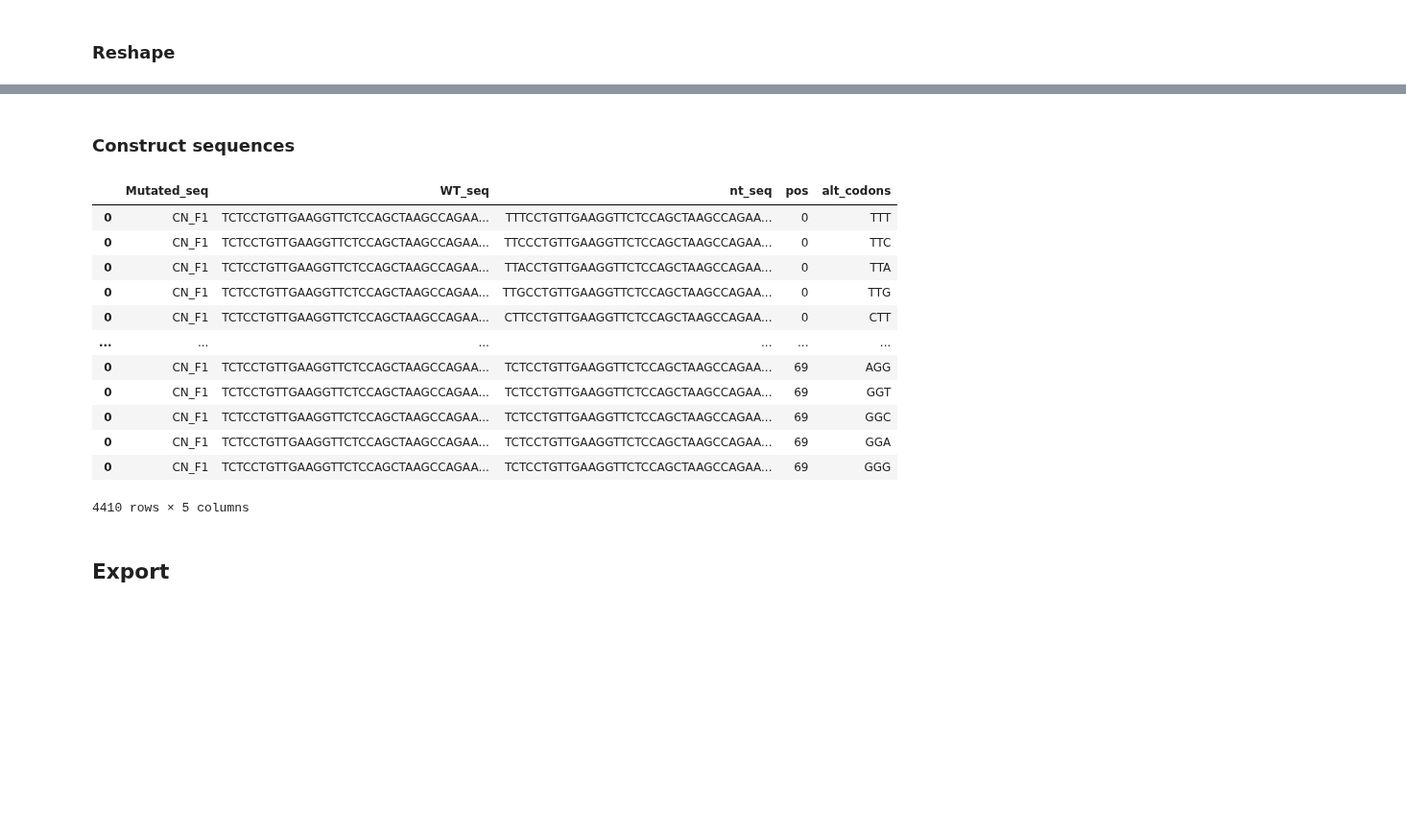
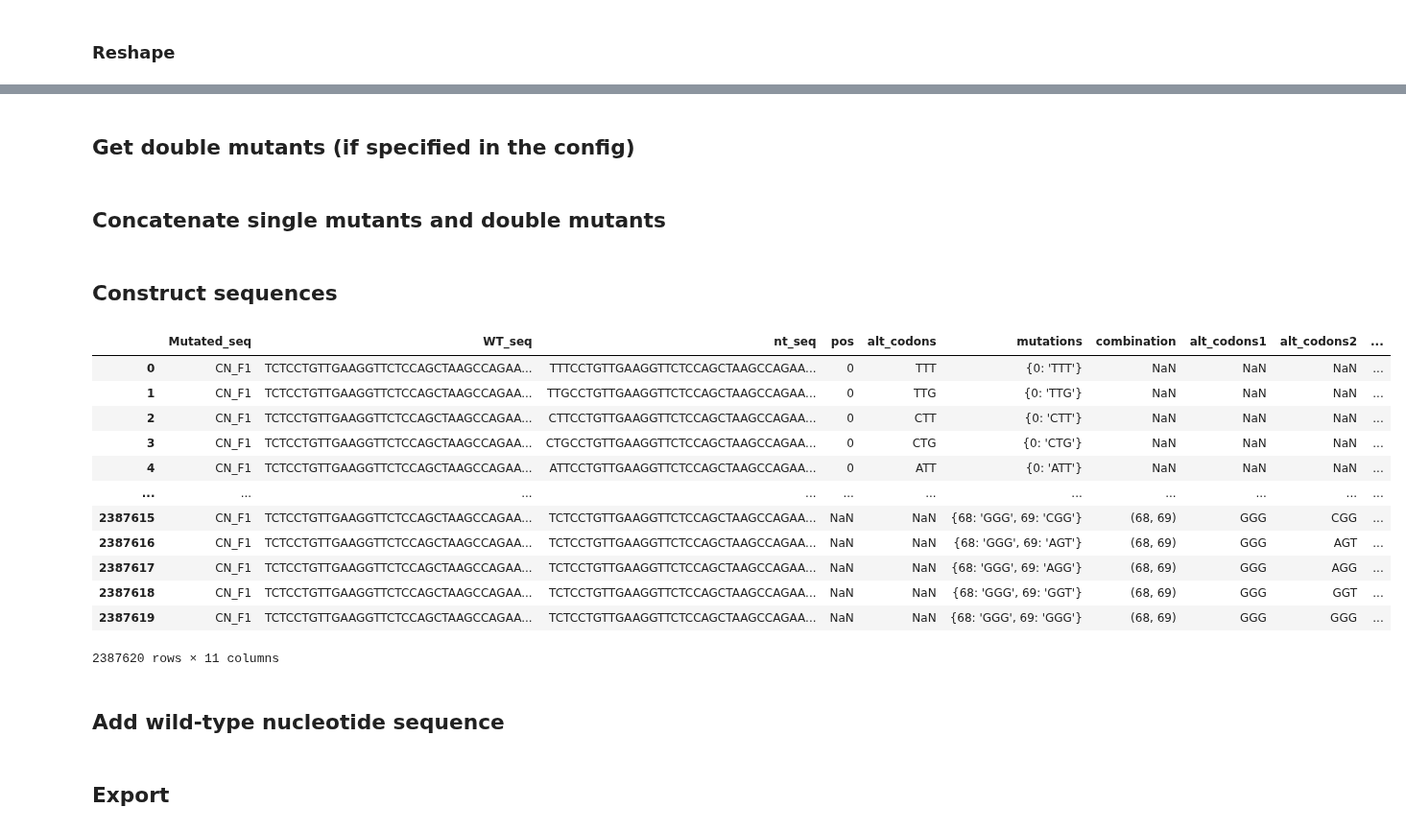
Before and after one commit to durr1602/gyoza, a Jupyter notebook: workflow/notebooks/generate_mutants.py.ipynb, the cells around one changed output, grey strips where cells are left out. Shown at 96% size. Drawn from its saved outputs; the diff is of its cells as text; code cells hidden in the pictures; blank space fills up the shorter version.

Commit message:
added support for double mutants + corrected error (WT nucleotide sequence was not included in the list of expected sequences, now is)

```diff
--- a/workflow/notebooks/generate_mutants.py.ipynb
+++ b/workflow/notebooks/generate_mutants.py.ipynb
@@ -83,9 +92,9 @@ get_nt_seq("TCTCCTGTT", {0: "TTC", 2: "TTA"})
 # %% [markdown]
 ## Import sequences
 # %%
-wt_seq = pd.read_csv(wtseq_path)
-wt_seq["nt_seq"] = wt_seq["WT_seq"].str.upper()
-wt_seq
+wt_df = pd.read_csv(wtseq_path)
+wt_df["nt_seq"] = wt_df["WT_seq"].str.upper()
+wt_df
 # %% [output]
 |  | Mutated_seq | WT_seq | nt_seq |
 | 0 | CN_F1 | TCTCCTGTTGAAGGTTCTCCAGCTAAGCCAGAA... | TCTCCTGTTGAAGGTTCTCCAGCTAAGCCAGAA... |
@@ -94,8 +103,9 @@ wt_seq
 # %% [markdown]
 ### Get all allowed codons
 # %%
+wt_seq = wt_df.copy()
 wt_seq["pos"], wt_seq["alt_codons"] = zip(
-    *wt_seq.WT_seq.apply(lambda x: get_alt_codons(x, codon_dic, codon_mode))
+    *wt_seq.WT_seq.apply(lambda x: get_alt_codons(x, codon_dic, single_codon_mode))
 )
 wt_seq
 # %% [output]
@@ -149,22 +159,54 @@ singles_df
 # %% [markdown]
-### Construct sequences
+## Get double mutants (if specified in the config)
+# %%
+if codon_mode in ['NNN x NNN', 'NNK x NNK']:
+    pairwise_df = wt_df.copy()
+
+    # Get pairwise combinations of codons that will be mutated
+    pairwise_df['combination'] = pairwise_df.WT_seq.apply(lambda x: [x for x in list(itertools.combinations(range(0,len(x)//3), 2)) for _ in range(2)])
+    doubles_compact_df = pairwise_df.explode('combination')
+    doubles_compact_df['mutated_codon'] = np.tile([1, 2], len(doubles_compact_df) // 2 + 1)[:len(doubles_compact_df)]
+    doubles_compact_df['pos'] = doubles_compact_df.apply(lambda row: row.combination[row.mutated_codon - 1], axis=1)
+
+    # Refer to a previously built dataframe to get alternative codons for each mutated codon (out of 2) at each position
+    doubles_compact_df['alt_codons'] = doubles_compact_df.apply(lambda row: singles_compact.loc[(singles_compact.Mutated_seq == row.Mutated_seq) & (singles_compact.pos == row.pos), 'alt_codons'].item(), axis=1)
+
+    # Dataframe is pivoted only to be able to use pd.explode(), then later on melted to go back to long format
+    doubles_piv = doubles_compact_df.pivot_table(index = ['Mutated_seq', 'WT_seq', 'combination'], columns = 'mutated_codon', values = ['pos', 'alt_codons'], aggfunc = 'first').reset_index()
+    doubles_piv.columns = [x[0] for x in doubles_piv.columns[:-4]] + [f"{x[0]}{x[1]}" for x in doubles_piv.columns[-4:]]
+
+    # Reshape
+    doubles_exp1 = doubles_piv.explode('alt_codons1')
+    doubles_exp2 = doubles_exp1.explode('alt_codons2')
+    doubles_df = doubles_exp2.reset_index(drop=True)
+
+    # Create dictionary of mutations, here we go with numpy to be as efficient as possible, even with very large datasets
+    keys = np.stack([doubles_df['pos1'].values, doubles_df['pos2'].values], axis=1)
+    vals = np.stack([doubles_df['alt_codons1'].values, doubles_df['alt_codons2'].values], axis=1)
+    doubles_df['mutations'] = [dict(zip(k, v)) for k, v in zip(keys, vals)]
+# %% [markdown]
+## Concatenate single mutants and double mutants
+# %%
+mutants_df = pd.concat([singles_df, doubles_df], ignore_index=True)
+# %% [markdown]
+## Construct sequences
 # %%
-singles_df["nt_seq"] = singles_df.apply(
-    lambda row: get_nt_seq(row.WT_seq, row.mutations), axis=1
-)
-singles_df.drop(columns="mutations", inplace=True)
-singles_df
+# Again, we need an efficient way to apply our function to get the nucleotide sequences
+mutants_df["nt_seq"] = list(itertools.starmap(get_nt_seq, zip(mutants_df["WT_seq"], mutants_df["mutations"])))
+mutants_df
 # %% [output]
-|  | Mutated_seq | WT_seq | nt_seq | pos | alt_codons |
-| 0 | CN_F1 | TCTCCTGTTGAAGGTTCTCCAGCTAAGCCAGAA... | TTTCCTGTTGAAGGTTCTCCAGCTAAGCCAGAA... | 0 | TTT |
-| 0 | CN_F1 | TCTCCTGTTGAAGGTTCTCCAGCTAAGCCAGAA... | TTCCCTGTTGAAGGTTCTCCAGCTAAGCCAGAA... | 0 | TTC |
-| 0 | CN_F1 | TCTCCTGTTGAAGGTTCTCCAGCTAAGCCAGAA... | TTACCTGTTGAAGGTTCTCCAGCTAAGCCAGAA... | 0 | TTA |
-| 0 | CN_F1 | TCTCCTGTTGAAGGTTCTCCAGCTAAGCCAGAA... | TTGCCTGTTGAAGGTTCTCCAGCTAAGCCAGAA... | 0 | TTG |
-| 0 | CN_F1 | TCTCCTGTTGAAGGTTCTCCAGCTAAGCCAGAA... | CTTCCTGTTGAAGGTTCTCCAGCTAAGCCAGAA... | 0 | CTT |
-| ... | ... | ... | ... | ... | ... |
-| 0 | CN_F1 | TCTCCTGTTGAAGGTTCTCCAGCTAAGCCAGAA... | TCTCCTGTTGAAGGTTCTCCAGCTAAGCCAGAA... | 69 | AGG |
-| 0 | CN_F1 | TCTCCTGTTGAAGGTTCTCCAGCTAAGCCAGAA... | TCTCCTGTTGAAGGTTCTCCAGCTAAGCCAGAA... | 69 | GGT |
-| 0 | CN_F1 | TCTCCTGTTGAAGGTTCTCCAGCTAAGCCAGAA... | TCTCCTGTTGAAGGTTCTCCAGCTAAGCCAGAA... | 69 | GGC |
-| 0 | CN_F1 | TCTCCTGTTGAAGGTTCTCCAGCTAAGCCAGAA... | TCTCCTGTTGAAGGTTCTCCAGCTAAGCCAGAA... | 69 | GGA |
-| 0 | CN_F1 | TCTCCTGTTGAAGGTTCTCCAGCTAAGCCAGAA... | TCTCCTGTTGAAGGTTCTCCAGCTAAGCCAGAA... | 69 | GGG |
+|  | Mutated_seq | WT_seq | nt_seq | pos | alt_codons | mutations | combination | alt_codons1 | alt_codons2 | ... |
+| 0 | CN_F1 | TCTCCTGTTGAAGGTTCTCCAGCTAAGCCAGAA... | TTTCCTGTTGAAGGTTCTCCAGCTAAGCCAGAA... | 0 | TTT | {0: 'TTT'} | NaN | NaN | NaN | ... |
+| 1 | CN_F1 | TCTCCTGTTGAAGGTTCTCCAGCTAAGCCAGAA... | TTGCCTGTTGAAGGTTCTCCAGCTAAGCCAGAA... | 0 | TTG | {0: 'TTG'} | NaN | NaN | NaN | ... |
+| 2 | CN_F1 | TCTCCTGTTGAAGGTTCTCCAGCTAAGCCAGAA... | CTTCCTGTTGAAGGTTCTCCAGCTAAGCCAGAA... | 0 | CTT | {0: 'CTT'} | NaN | NaN | NaN | ... |
+| 3 | CN_F1 | TCTCCTGTTGAAGGTTCTCCAGCTAAGCCAGAA... | CTGCCTGTTGAAGGTTCTCCAGCTAAGCCAGAA... | 0 | CTG | {0: 'CTG'} | NaN | NaN | NaN | ... |
+| 4 | CN_F1 | TCTCCTGTTGAAGGTTCTCCAGCTAAGCCAGAA... | ATTCCTGTTGAAGGTTCTCCAGCTAAGCCAGAA... | 0 | ATT | {0: 'ATT'} | NaN | NaN | NaN | ... |
+| ... | ... | ... | ... | ... | ... | ... | ... | ... | ... | ... |
+| 2387615 | CN_F1 | TCTCCTGTTGAAGGTTCTCCAGCTAAGCCAGAA... | TCTCCTGTTGAAGGTTCTCCAGCTAAGCCAGAA... | NaN | NaN | {68: 'GGG', 69: 'CGG'} | (68, 69) | GGG | CGG | ... |
+| 2387616 | CN_F1 | TCTCCTGTTGAAGGTTCTCCAGCTAAGCCAGAA... | TCTCCTGTTGAAGGTTCTCCAGCTAAGCCAGAA... | NaN | NaN | {68: 'GGG', 69: 'AGT'} | (68, 69) | GGG | AGT | ... |
+| 2387617 | CN_F1 | TCTCCTGTTGAAGGTTCTCCAGCTAAGCCAGAA... | TCTCCTGTTGAAGGTTCTCCAGCTAAGCCAGAA... | NaN | NaN | {68: 'GGG', 69: 'AGG'} | (68, 69) | GGG | AGG | ... |
+| 2387618 | CN_F1 | TCTCCTGTTGAAGGTTCTCCAGCTAAGCCAGAA... | TCTCCTGTTGAAGGTTCTCCAGCTAAGCCAGAA... | NaN | NaN | {68: 'GGG', 69: 'GGT'} | (68, 69) | GGG | GGT | ... |
+| 2387619 | CN_F1 | TCTCCTGTTGAAGGTTCTCCAGCTAAGCCAGAA... | TCTCCTGTTGAAGGTTCTCCAGCTAAGCCAGAA... | NaN | NaN | {68: 'GGG', 69: 'GGG'} | (68, 69) | GGG | GGG | ... |
-4410 rows × 5 columns
+2387620 rows × 11 columns
+# %% [markdown]
+## Add wild-type nucleotide sequence
```
Also changed, not shown: parts of 10 cells of this notebook, 3 other files.
